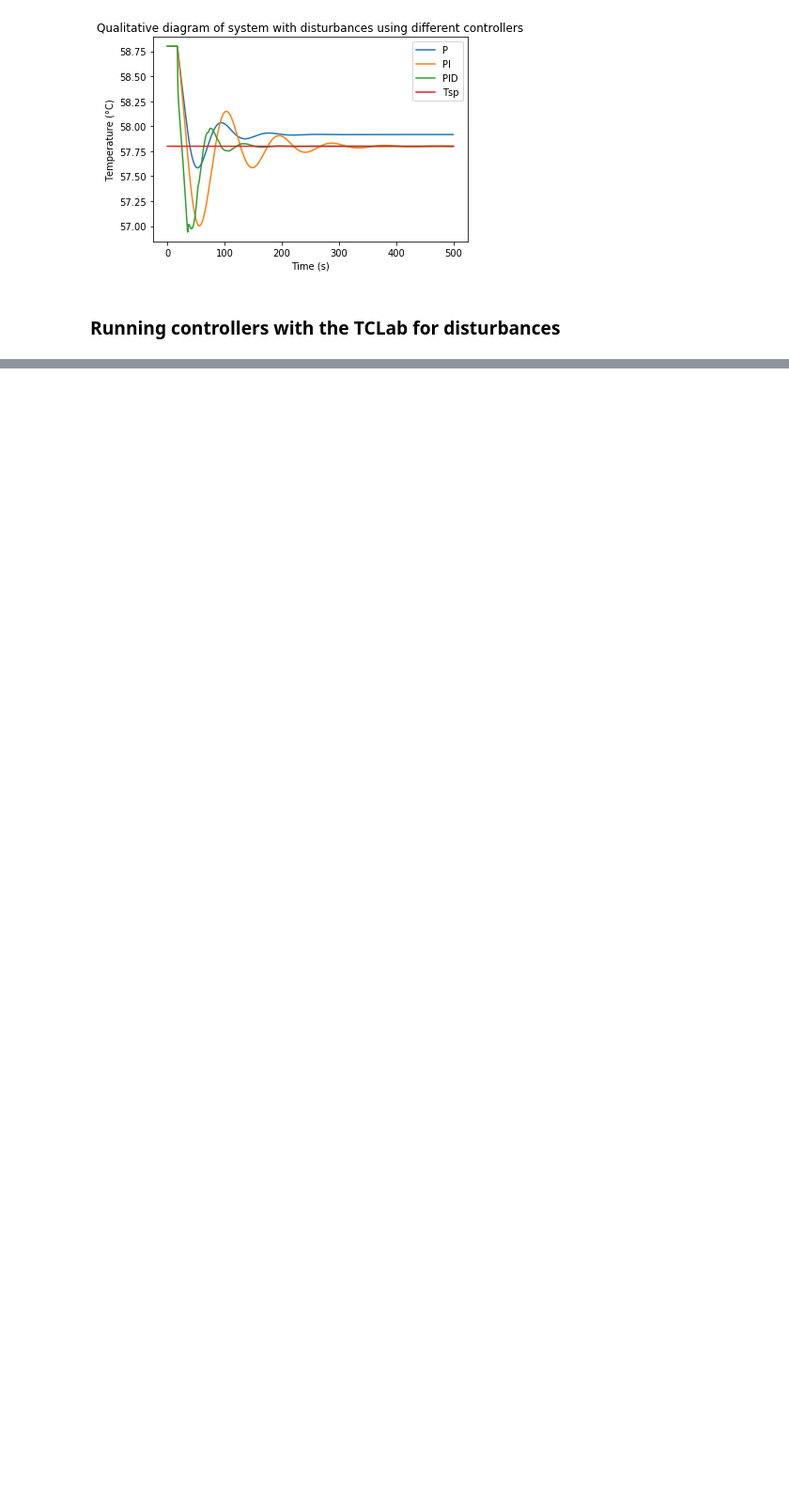
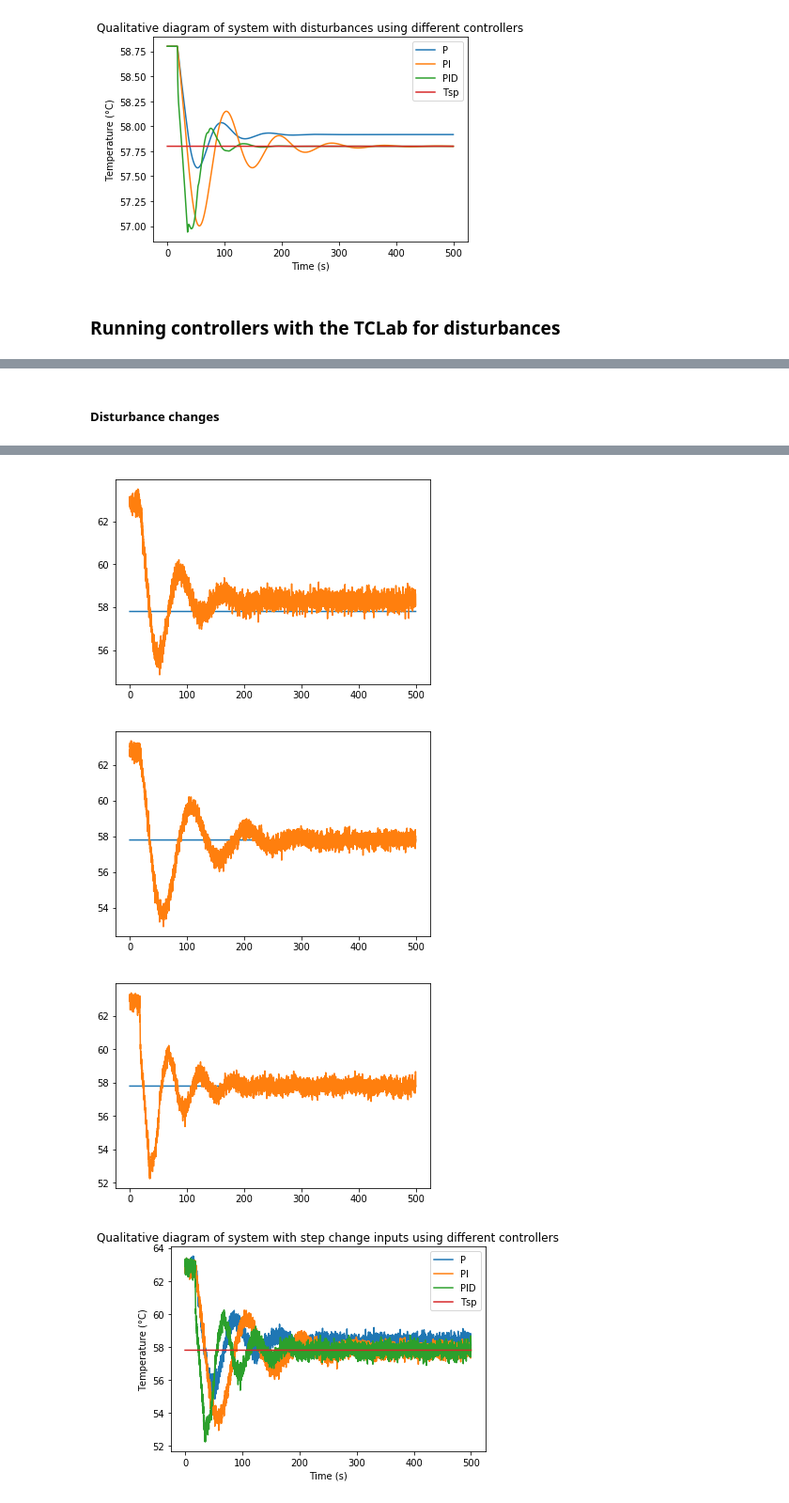
Before and after one commit to JarrydWebber/CPB-Group-17-2020, a Jupyter notebook: CC + IAE with TCLab.ipynb, the cells around one changed output, grey strips where cells are left out. Shown: that part at 94% size. Drawn from its saved outputs; the diff is of its cells as text; code cells hidden in the pictures; blank space fills up the shorter version.

```diff
--- a/CC + IAE with TCLab.ipynb
+++ b/CC + IAE with TCLab.ipynb
@@ -505,0 +569,42 @@ plt.show()
+# %% [markdown]
+##### Disturbance changes
+# %%
+noise_diagram_P   = diagram_with_noise(Gc_P  , Gp, 0, 5, 0.25)
+noise_diagram_PI  = diagram_with_noise(Gc_PI , Gp, 0, 5, 0.25)
+noise_diagram_PD  = diagram_with_noise(Gc_PD , Gp, 0, 5, 0.25)
+noise_diagram_PID = diagram_with_noise(Gc_PID, Gp, 0, 5, 0.25)
+
+ts = np.linspace(0, 500, 5000)
+
+noise_simulation_P_d   = noise_diagram_P.simulate(ts, progress = True)
+noise_simulation_PI_d  = noise_diagram_PI.simulate(ts, progress = True)
+#noise_simulation_PD  = noise_diagram_PD.simulate(ts, progress = True)
+noise_simulation_PID_d = noise_diagram_PID.simulate(ts, progress = True)
+
+plt.figure(6)
+plt.plot(list(ts), [T+To_p for T in noise_simulation_P_d['Tsp']])
+plt.plot(list(ts), [T+To_p for T in noise_simulation_P_d['T']])
+plt.show()
+
+plt.figure(7)
+plt.plot(list(ts), [T+To_p for T in noise_simulation_PI_d['Tsp']])
+plt.plot(list(ts), [T+To_p for T in noise_simulation_PI_d['T']])
+plt.show()
+
+plt.figure(8)
+plt.plot(list(ts), [T+To_p for T in noise_simulation_PID_d['Tsp']])
+plt.plot(list(ts), [T+To_p for T in noise_simulation_PID_d['T']])
+plt.show()
+
+plt.figure(9)
+plt.plot(list(ts), [T+To_p for T in noise_simulation_P_d['T']], label='P')
+plt.plot(list(ts), [T+To_p for T in noise_simulation_PI_d['T']], label ='PI')
+# plt.plot(list(ts), [T+To_p for T in simulation_PD['T']], label ='PD')
+plt.plot(list(ts), [T+To_p for T in noise_simulation_PID_d['T']], label ='PID')
+plt.plot(list(ts), [T+To_p for T in noise_simulation_PID_d['Tsp']], label ='Tsp')
+plt.title("Qualitative diagram of system with step change inputs using different controllers")
+plt.xlabel('Time (s)')
+plt.ylabel('Temperature (°C)')
+plt.legend()
+plt.show()
+# %% [output]
@@ -505,0 +614,4 @@ plt.show()
+[figure, added]
+[figure, added]
+[figure, added]
+[figure, added]
```
Also changed, not shown: parts of 6 cells of this notebook, 2 other files.
